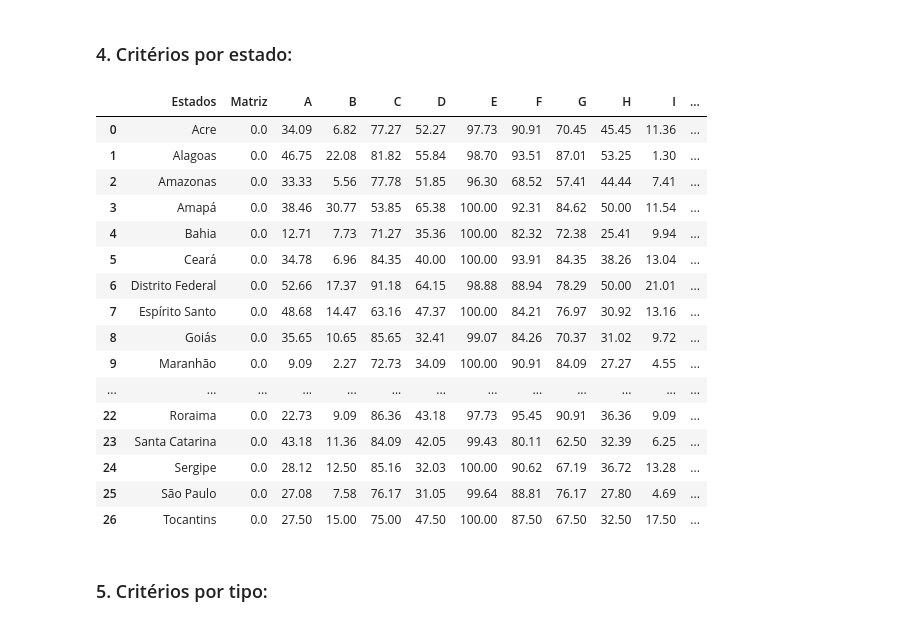
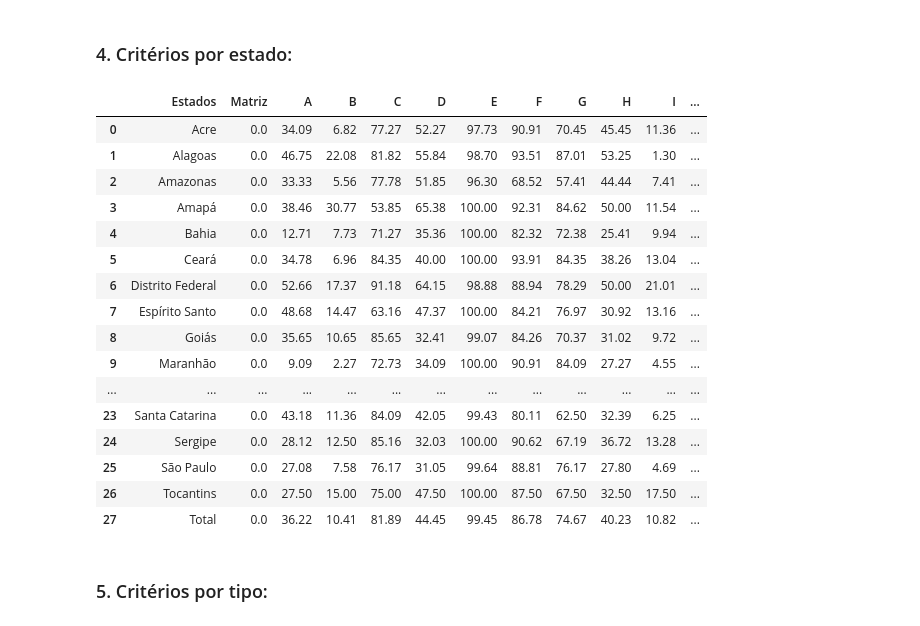
Before and after one commit to biafagundes/relatorios_auditoria_interna_governamental, a Jupyter notebook: analisador-auditoria.ipynb, the cells around one changed output. Saved outputs shown, nothing was run; the diff lists cells and outputs as text; code cells hidden in the pictures.

Commit message:
Updated 'Criterios por estado' table with total values

```diff
--- a/analisador-auditoria.ipynb
+++ b/analisador-auditoria.ipynb
@@ -493,39 +493,41 @@ def porcentagem_criterios_estado(tabela_relatorios_estado):
     porcentagem_criterio_conclusoes = round(((criterio_conclusoes_count/qtd_relatorios_estado)*100), 2)
     porcentagens_por_criterio["N"] = porcentagem_criterio_conclusoes
 
     return porcentagens_por_criterio
 
 array_tabelas_estados = [tabela_acre, tabela_alagoas, tabela_amazonas, tabela_amapa, tabela_bahia, tabela_ceara, tabela_df, tabela_es, tabela_goias, tabela_maranhao, tabela_mg, tabela_ms, tabela_mt, tabela_para, tabela_paraiba, tabela_pernambuco, tabela_piaui, tabela_parana, tabela_rj, tabela_rn, tabela_rs, tabela_rondonia, tabela_roraima, tabela_sc, tabela_sergipe, tabela_sp, tabela_tocantins]
 
 porcentagem_criterios_estado_aux = []
 
 for i in array_tabelas_estados:
     porcentagem_criterios_estado_aux.append(porcentagem_criterios_estado(i)) #Roda para todos os estados e adiciona à tabela auxiliar de porcentagem dos critérios
 
-
+porcentagem_criterios_estado_aux.append(porcentagem_criterios_estado(tabela_relatorios))
+indice = array_estados
+indice.extend(["Total"])
 porcentagens_criterios_por_estado = pd.DataFrame(porcentagem_criterios_estado_aux, index=array_estados)
 porcentagens_criterios_por_estado.to_excel('criterios_por_estado.xlsx')
 
 
 display(porcentagens_criterios_por_estado.reset_index(names="Estados"))
 # %% [output]
 |  | Estados | Matriz | A | B | C | D | E | F | G | H | I | ... |
 | 0 | Acre | 0.0 | 34.09 | 6.82 | 77.27 | 52.27 | 97.73 | 90.91 | 70.45 | 45.45 | 11.36 | ... |
 | 1 | Alagoas | 0.0 | 46.75 | 22.08 | 81.82 | 55.84 | 98.70 | 93.51 | 87.01 | 53.25 | 1.30 | ... |
 | 2 | Amazonas | 0.0 | 33.33 | 5.56 | 77.78 | 51.85 | 96.30 | 68.52 | 57.41 | 44.44 | 7.41 | ... |
 | 3 | Amapá | 0.0 | 38.46 | 30.77 | 53.85 | 65.38 | 100.00 | 92.31 | 84.62 | 50.00 | 11.54 | ... |
 | 4 | Bahia | 0.0 | 12.71 | 7.73 | 71.27 | 35.36 | 100.00 | 82.32 | 72.38 | 25.41 | 9.94 | ... |
 | 5 | Ceará | 0.0 | 34.78 | 6.96 | 84.35 | 40.00 | 100.00 | 93.91 | 84.35 | 38.26 | 13.04 | ... |
 | 6 | Distrito Federal | 0.0 | 52.66 | 17.37 | 91.18 | 64.15 | 98.88 | 88.94 | 78.29 | 50.00 | 21.01 | ... |
 | 7 | Espírito Santo | 0.0 | 48.68 | 14.47 | 63.16 | 47.37 | 100.00 | 84.21 | 76.97 | 30.92 | 13.16 | ... |
 | 8 | Goiás | 0.0 | 35.65 | 10.65 | 85.65 | 32.41 | 99.07 | 84.26 | 70.37 | 31.02 | 9.72 | ... |
 | 9 | Maranhão | 0.0 | 9.09 | 2.27 | 72.73 | 34.09 | 100.00 | 90.91 | 84.09 | 27.27 | 4.55 | ... |
 | ... | ... | ... | ... | ... | ... | ... | ... | ... | ... | ... | ... | ... |
-| 22 | Roraima | 0.0 | 22.73 | 9.09 | 86.36 | 43.18 | 97.73 | 95.45 | 90.91 | 36.36 | 9.09 | ... |
 | 23 | Santa Catarina | 0.0 | 43.18 | 11.36 | 84.09 | 42.05 | 99.43 | 80.11 | 62.50 | 32.39 | 6.25 | ... |
 | 24 | Sergipe | 0.0 | 28.12 | 12.50 | 85.16 | 32.03 | 100.00 | 90.62 | 67.19 | 36.72 | 13.28 | ... |
 | 25 | São Paulo | 0.0 | 27.08 | 7.58 | 76.17 | 31.05 | 99.64 | 88.81 | 76.17 | 27.80 | 4.69 | ... |
 | 26 | Tocantins | 0.0 | 27.50 | 15.00 | 75.00 | 47.50 | 100.00 | 87.50 | 67.50 | 32.50 | 17.50 | ... |
+| 27 | Total | 0.0 | 36.22 | 10.41 | 81.89 | 44.45 | 99.45 | 86.78 | 74.67 | 40.23 | 10.82 | ... |
 # %% [markdown]
 ### 5. Critérios por tipo:
 # %%
```
Also changed, not shown: 7 other files.
